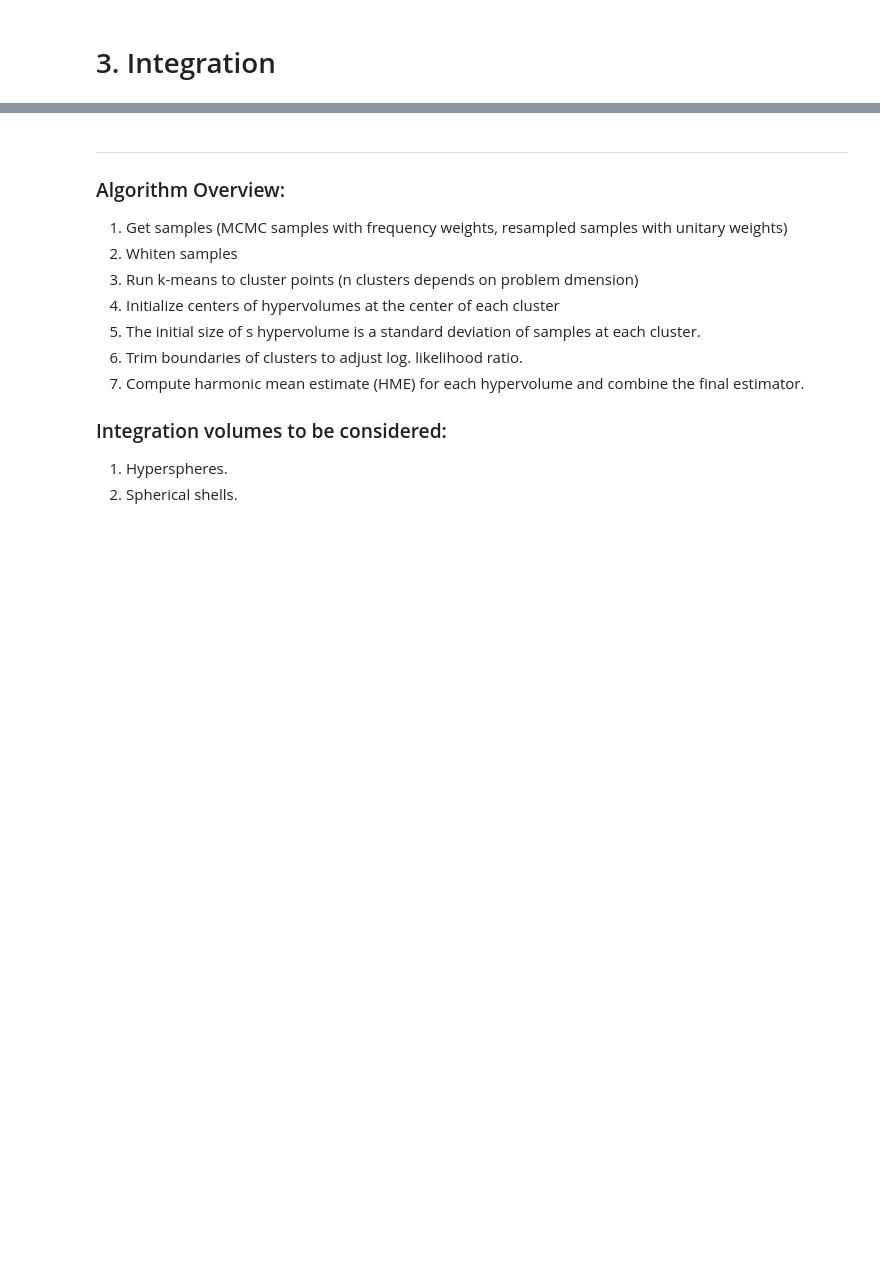
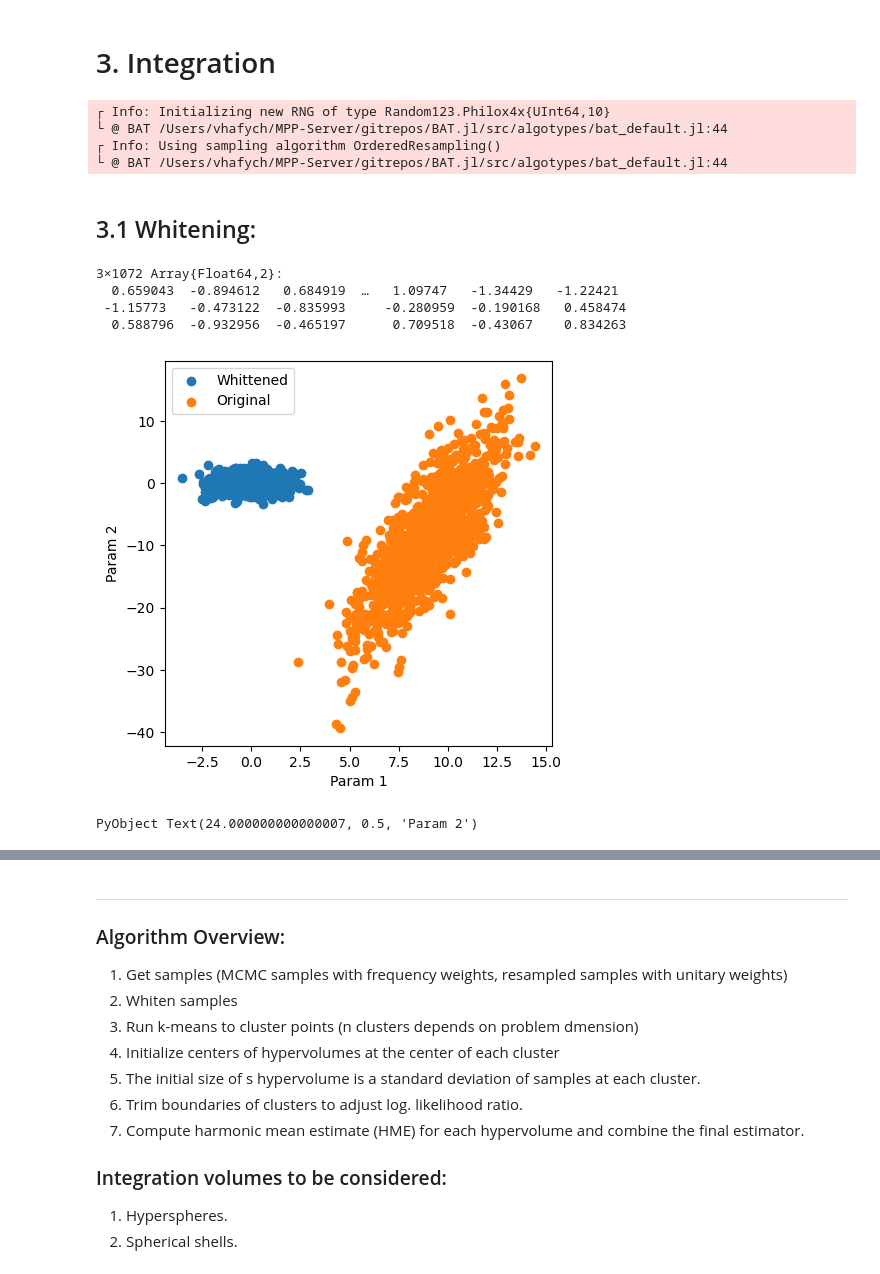
Before and after one commit to VasylHafych/AHMI-Volumes, a Jupyter notebook: notebooks/2-Densities.ipynb, the cells around one changed output, grey strips where cells are left out. Cells and saved outputs as stored; diff of their text form; code cells hidden in the pictures; blank space fills up the shorter version.

```diff
--- a/notebooks/2-Densities.ipynb
+++ b/notebooks/2-Densities.ipynb
@@ -128,5 +130,13 @@ plot(samples)
 # %%
 # Convert MCMC samples in a flat vector:
 
-samples_flat = collect(flatview(unshaped.(samples.v)))
-weights = samples.weight;
+samples_resampled = bat_sample(samples, 10^3).result # replace with effective sample size
+
+samples_flat = collect(flatview(unshaped.(samples_resampled.v)));
+# %% [output]
+┌ Info: Initializing new RNG of type Random123.Philox4x{UInt64,10}
+└ @ BAT /Users/vhafych/MPP-Server/gitrepos/BAT.jl/src/algotypes/bat_default.jl:44
+┌ Info: Using sampling algorithm OrderedResampling()
+└ @ BAT /Users/vhafych/MPP-Server/gitrepos/BAT.jl/src/algotypes/bat_default.jl:44
+# %% [markdown]
+## 3.1 Whitening:
@@ -132,0 +145,21 @@ weights = samples.weight;
+# %%
+WT = fit(Whitening, samples_flat)
+
+samples_whittened = transform(WT, samples_flat)
+# %% [output]
+3×1072 Array{Float64,2}:
+  0.659043  -0.894612   0.684919  …   1.09747   -1.34429   -1.22421
+ -1.15773   -0.473122  -0.835993     -0.280959  -0.190168   0.458474
+  0.588796  -0.932956  -0.465197      0.709518  -0.43067    0.834263
+# %%
+fig, ax = subplots(1,1, figsize=(5,5))
+
+ax.scatter(samples_whittened[1,:], samples_whittened[2,:], label="Whittened")
+ax.scatter(samples_flat[1,:], samples_flat[2,:], label="Original")
+ax.legend()
+
+ax.set_xlabel("Param 1")
+ax.set_ylabel("Param 2")
+# %% [output]
+[figure, added]
+PyObject Text(24.000000000000007, 0.5, 'Param 2')
```
Also changed, not shown: parts of 6 cells of this notebook.
